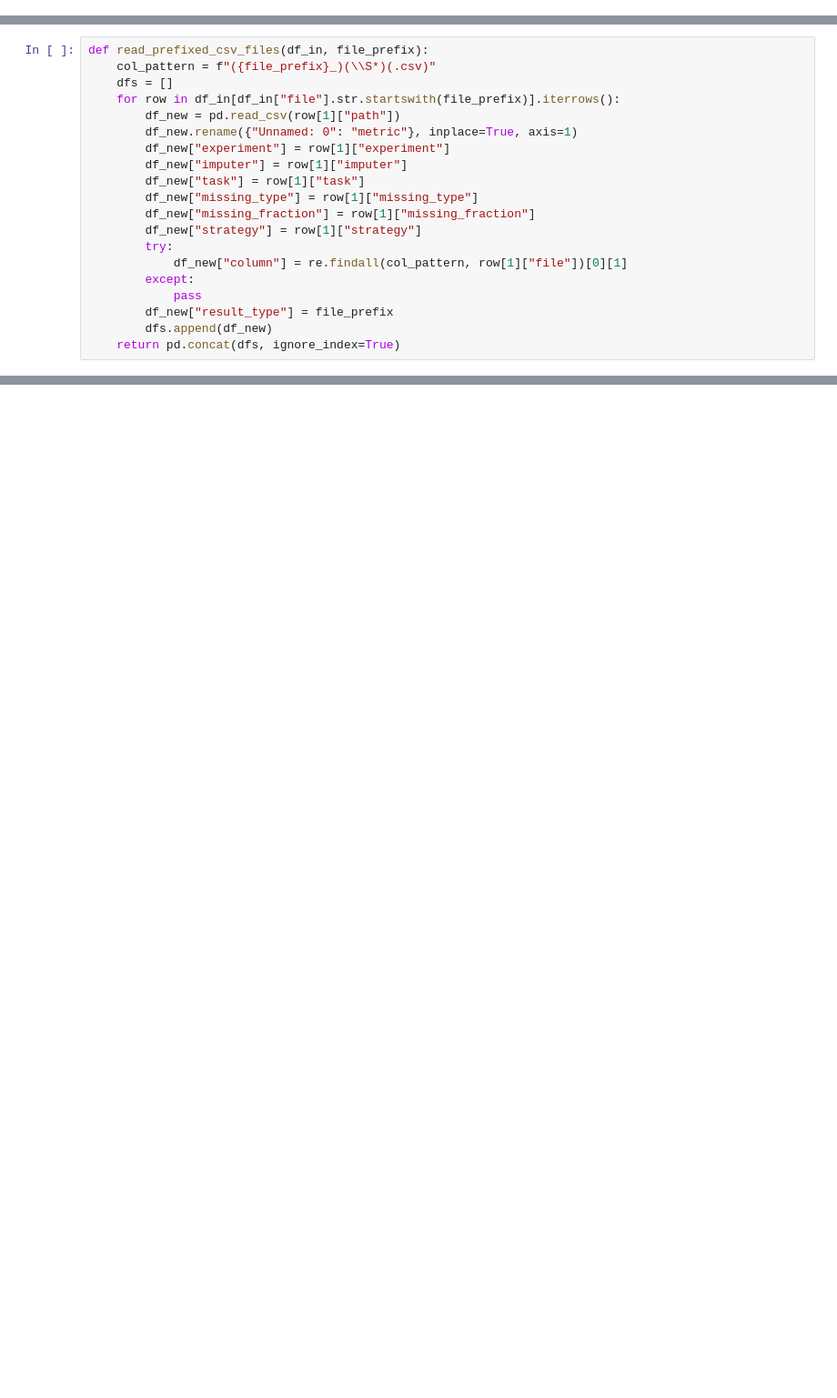
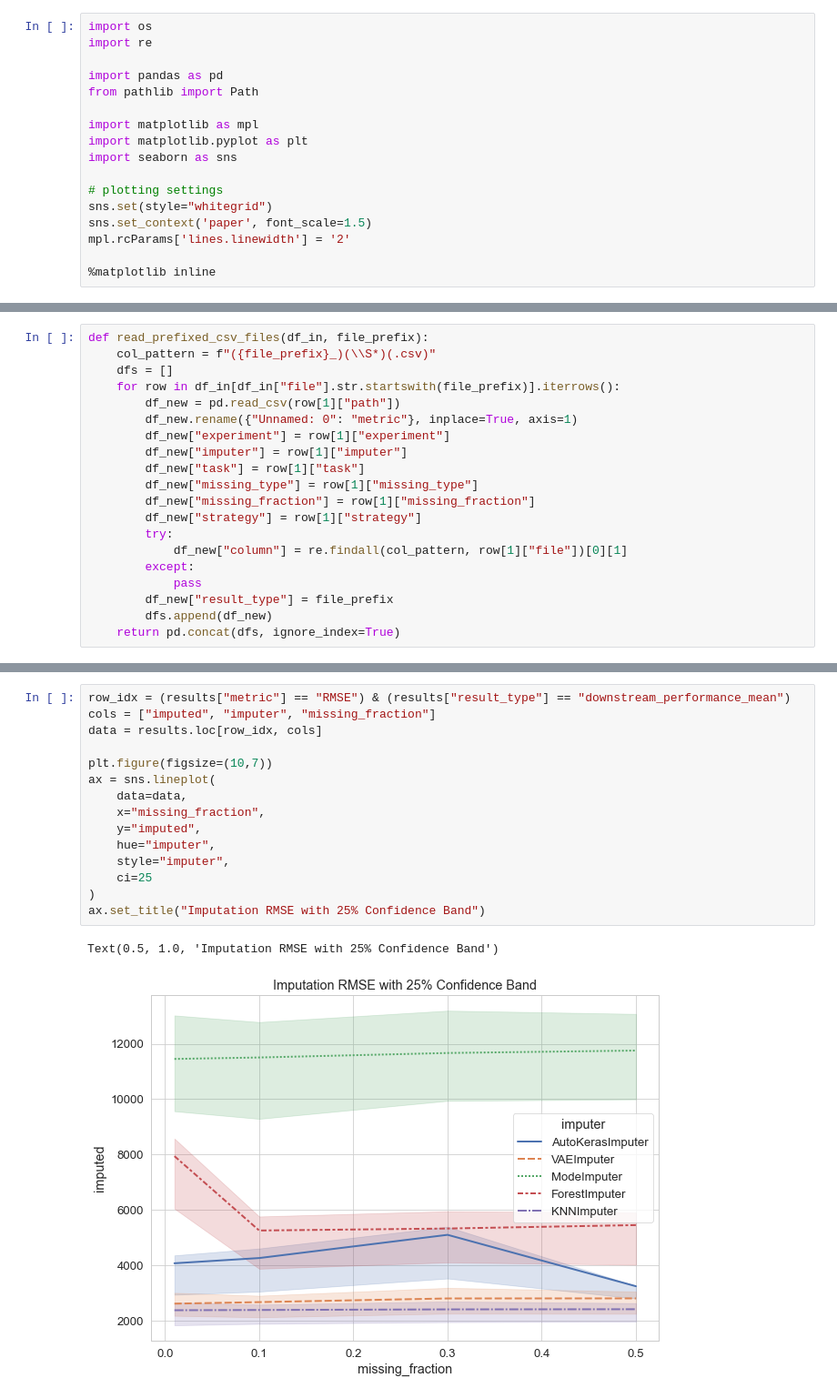
Before and after one commit to se-jaeger/data-imputation-paper, a Jupyter notebook: notebooks/read_results.ipynb, the cells around one changed output, grey strips where cells are left out. Shown: that part at 91% size. Cells and saved outputs as stored; diff of their text form; blank space fills up the shorter version.

```diff
--- a/notebooks/read_results.ipynb
+++ b/notebooks/read_results.ipynb
@@ -8,3 +1,20 @@ from pathlib import Path
+# %%
+import os
+import re
+
+import pandas as pd
+from pathlib import Path
+
+import matplotlib as mpl
+import matplotlib.pyplot as plt
+import seaborn as sns
+
+# plotting settings
+sns.set(style="whitegrid")
+sns.set_context('paper', font_scale=1.5)
+mpl.rcParams['lines.linewidth'] = '2'
+
+%matplotlib inline
 # %%
 experiment_path = Path("../data/experiments/cluster/fully_observed")
 # %%
@@ -93,0 +118,18 @@ read_csv_files(read_experiment(experiment_path))
+# %%
+row_idx = (results["metric"] == "RMSE") & (results["result_type"] == "downstream_performance_mean")
+cols = ["imputed", "imputer", "missing_fraction"]
+data = results.loc[row_idx, cols]
+
+plt.figure(figsize=(10,7))
+ax = sns.lineplot(
+    data=data,
+    x="missing_fraction",
+    y="imputed",
+    hue="imputer",
+    style="imputer",
+    ci=25
+)
+ax.set_title("Imputation RMSE with 25% Confidence Band")
+# %% [output]
+Text(0.5, 1.0, 'Imputation RMSE with 25% Confidence Band')
+[figure, added]
```
Also changed, not shown: parts of 5 cells of this notebook.
